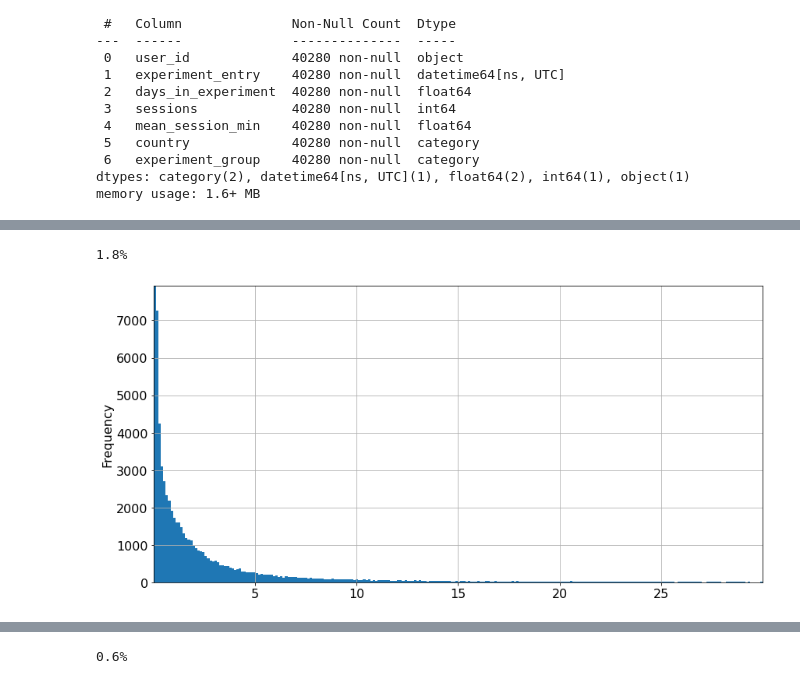
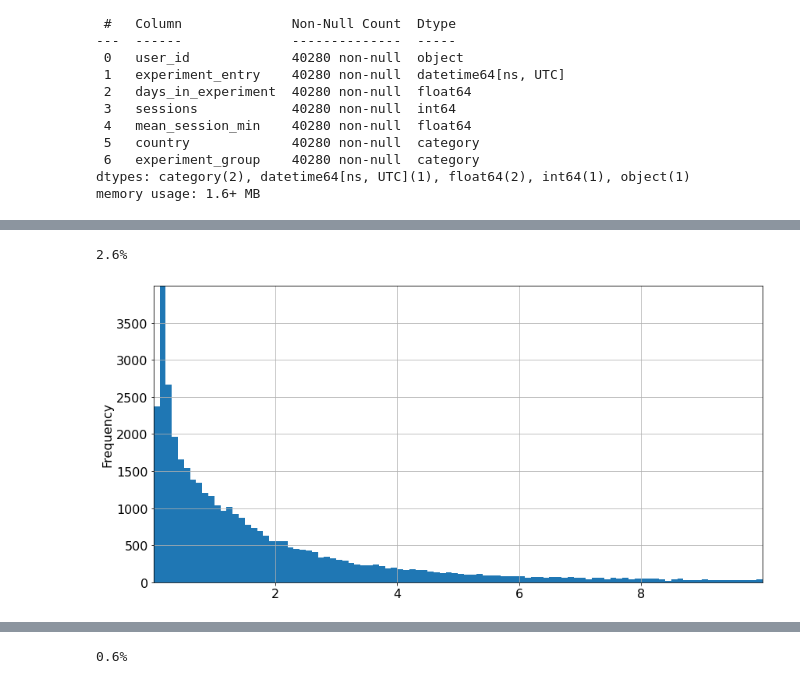
Before and after one commit to wikimedia-research/2021-KaiOS-app-homepage-content-suggestions, a Jupyter notebook: data_collection_and_exploration.ipynb, the cells around one changed output, grey strips where cells are left out. Cells and saved outputs as stored; diff of their text form; code cells hidden in the pictures.

```diff
--- a/data_collection_and_exploration.ipynb
+++ b/data_collection_and_exploration.ipynb
@@ -134,0 +126,2 @@ Name: page_visible_min, dtype: float64
+# %%
+user = user.query("experiment_group != 'control-trending-articles'")
@@ -163,0 +182,2 @@ print(f"Dropped {len(sessions_to_drop)} sessions.")
+# %%
+user = user.query("mean_session_min >= 0 and mean_session_min < 600")
@@ -164,9 +196,9 @@ print(f"Dropped {len(sessions_to_drop)} sessions.")
 # %%
-# Proportion of sessions lasting 30 minutes or longer
-print(pct_str(session["page_visible_min"][lambda x: x >= 30].pipe(len) / len(session)))
+# Proportion of users with mean session length of 10 minutes or more
+print(pct_str(user["mean_session_min"][lambda x: x >= 10].pipe(len) / len(session)))
 # %% [output]
-1.8%
+2.6%
 # %%
-session["page_visible_min"][lambda x: x < 30].plot(kind='hist', bins=250);
+user["mean_session_min"][lambda x: x < 10].plot(kind='hist', bins=100);
 # %% [output]
-[figure, old version]
+[figure, new version]
```
Also changed, not shown: parts of 30 cells of this notebook.
